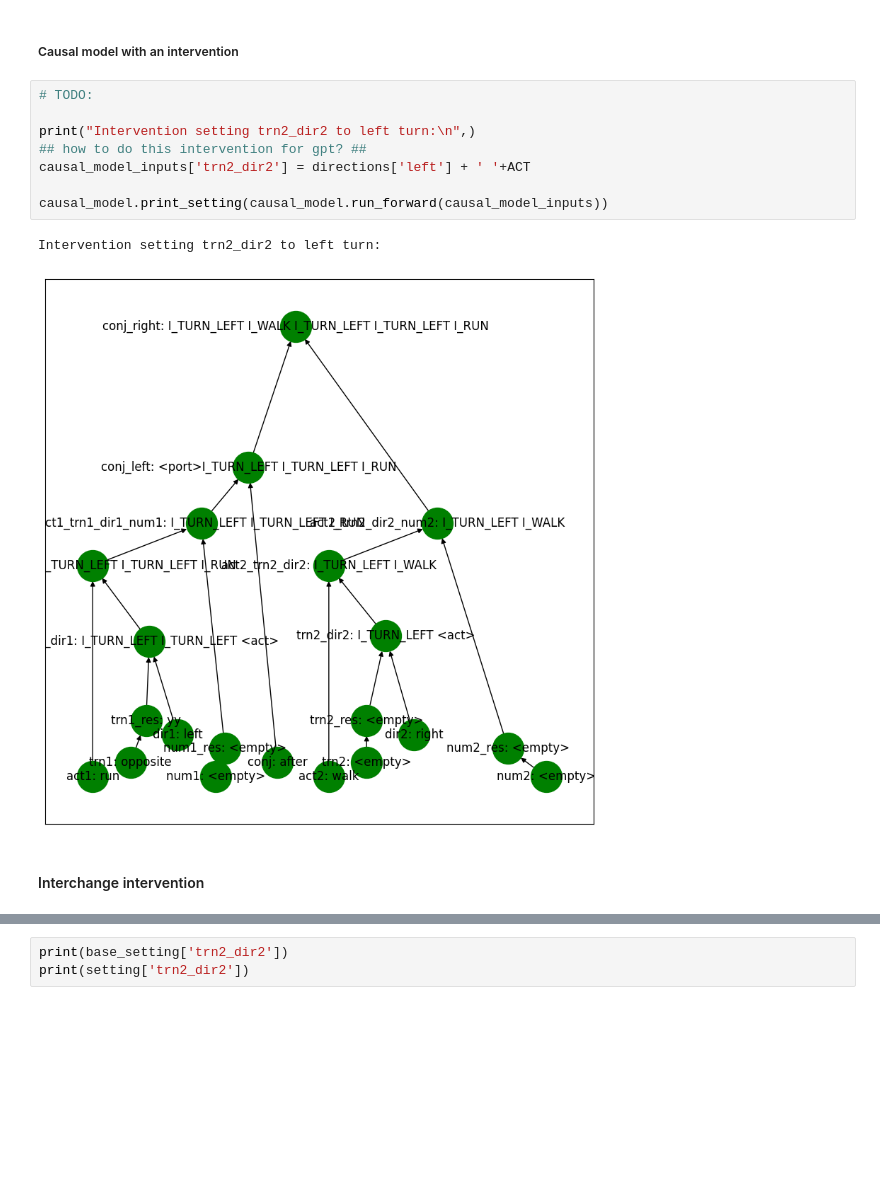
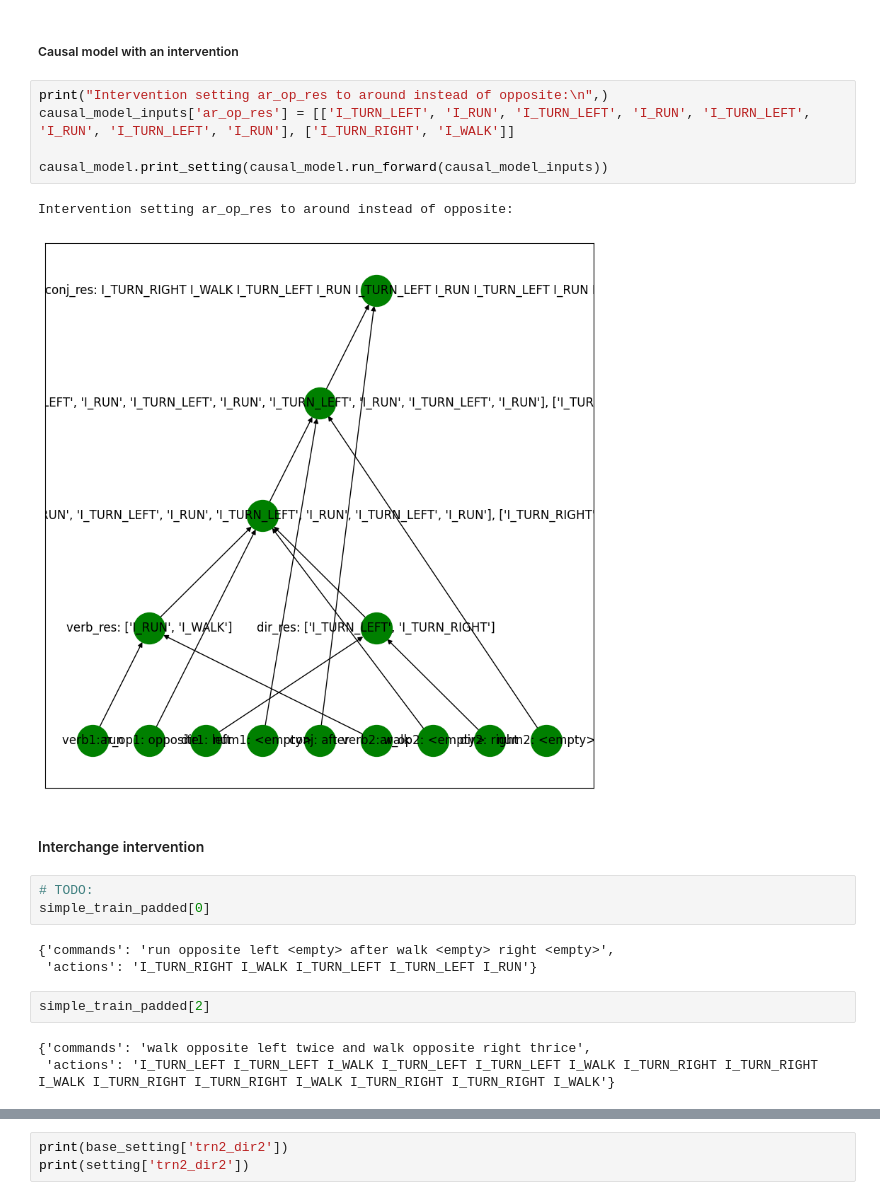
Before and after one commit to tatami-galaxy/Caricatures, a Jupyter notebook: experiments/SCAN/interventions/gpt2_scan_interventions_BU.ipynb, the cells around one changed output, grey strips where cells are left out. Cells and saved outputs as stored; diff of their text form; blank space fills up the shorter version.

Commit message:
pyvene model. causal abstraction. circuit discovery

```diff
--- a/experiments/SCAN/interventions/gpt2_scan_interventions_BU.ipynb
+++ b/experiments/SCAN/interventions/gpt2_scan_interventions_BU.ipynb
@@ -370,16 +370,24 @@ No intervention:
 # %% [markdown]
 ##### Causal model with an intervention
-# %%
-# TODO:
-
-print("Intervention setting trn2_dir2 to left turn:\n",)
-## how to do this intervention for gpt? ##
-causal_model_inputs['trn2_dir2'] = directions['left'] + ' '+ACT
-
-causal_model.print_setting(causal_model.run_forward(causal_model_inputs))
-# %% [output]
-Intervention setting trn2_dir2 to left turn:
-[figure, removed]
+# %%
+print("Intervention setting ar_op_res to around instead of opposite:\n",)
+causal_model_inputs['ar_op_res'] = [['I_TURN_LEFT', 'I_RUN', 'I_TURN_LEFT', 'I_RUN', 'I_TURN_LEFT', 'I_RUN', 'I_TURN_LEFT', 'I_RUN'], ['I_TURN_RIGHT', 'I_WALK']]
+
+causal_model.print_setting(causal_model.run_forward(causal_model_inputs))
+# %% [output]
+Intervention setting ar_op_res to around instead of opposite:
+[figure, added]
 # %% [markdown]
 #### Interchange intervention
+# %%
+# TODO:
+simple_train_padded[0]
+# %% [output]
+{'commands': 'run opposite left <empty> after walk <empty> right <empty>',
+ 'actions': 'I_TURN_RIGHT I_WALK I_TURN_LEFT I_TURN_LEFT I_RUN'}
+# %%
+simple_train_padded[2]
+# %% [output]
+{'commands': 'walk opposite left twice and walk opposite right thrice',
+ 'actions': 'I_TURN_LEFT I_TURN_LEFT I_WALK I_TURN_LEFT I_TURN_LEFT I_WALK I_TURN_RIGHT I_TURN_RIGHT I_WALK I_TURN_RIGHT I_TURN_RIGHT I_WALK I_TURN_RIGHT I_TURN_RIGHT I_WALK'}
 # %%
```
Also changed, not shown: parts of 2 cells of this notebook.
